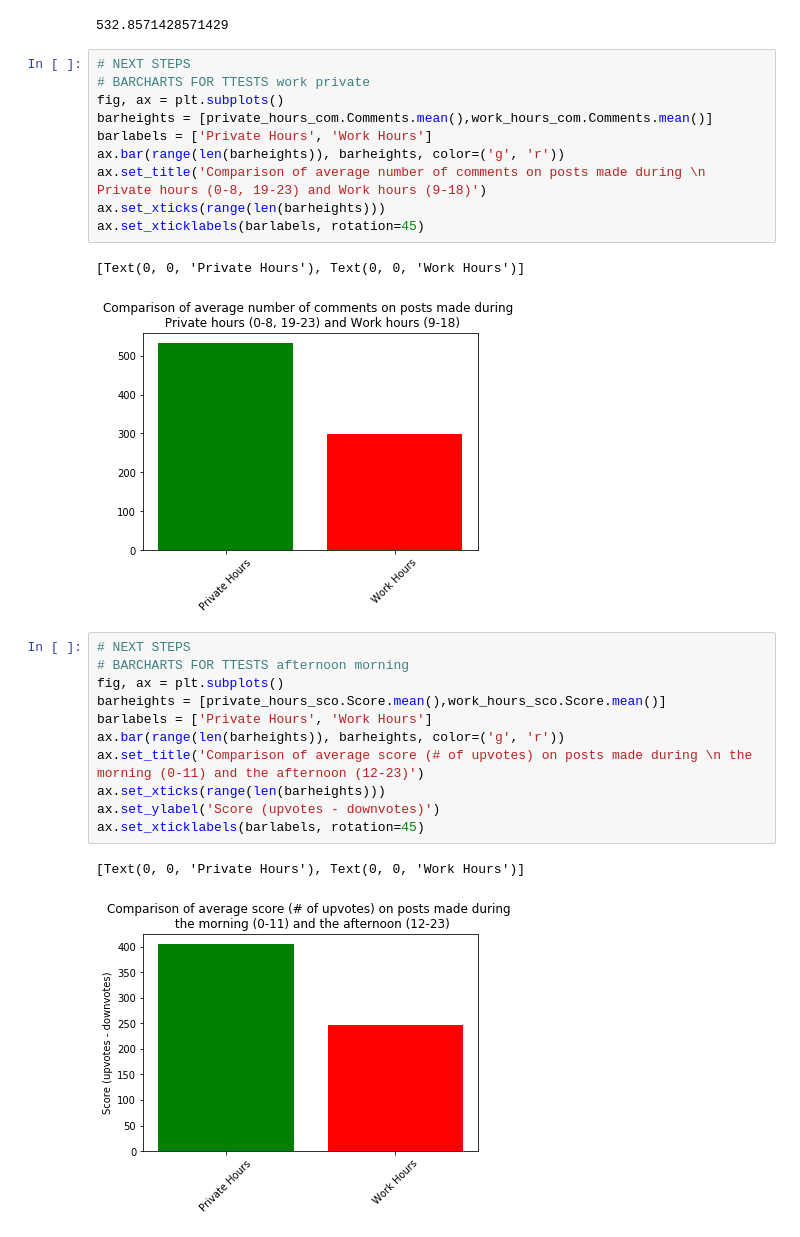
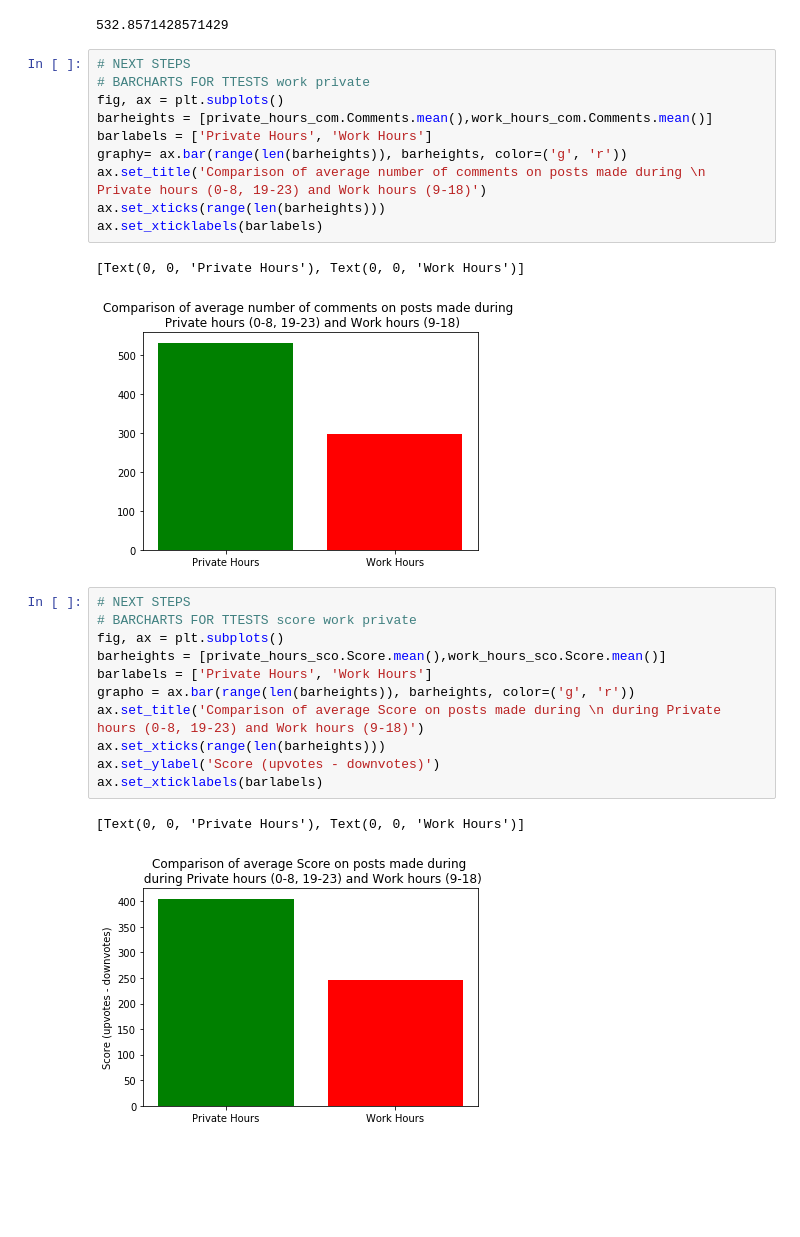
Before and after one commit to Jameshskelton/Simple-Reddit-Scraper, a Jupyter notebook: Scripts/EDA-and-Analysis.ipynb, the cells around one changed output. Drawn from its saved outputs; the diff is of its cells as text; blank space fills up the shorter version.

Commit message:
fixed rotation on labels

```diff
--- a/Scripts/EDA-and-Analysis.ipynb
+++ b/Scripts/EDA-and-Analysis.ipynb
@@ -363,27 +363,27 @@ private_hours_com.Comments.mean()
 # %%
 # NEXT STEPS
 # BARCHARTS FOR TTESTS work private
 fig, ax = plt.subplots()
 barheights = [private_hours_com.Comments.mean(),work_hours_com.Comments.mean()]
 barlabels = ['Private Hours', 'Work Hours']
-ax.bar(range(len(barheights)), barheights, color=('g', 'r'))
+graphy= ax.bar(range(len(barheights)), barheights, color=('g', 'r'))
 ax.set_title('Comparison of average number of comments on posts made during \n Private hours (0-8, 19-23) and Work hours (9-18)')
 ax.set_xticks(range(len(barheights)))
-ax.set_xticklabels(barlabels, rotation=45)
+ax.set_xticklabels(barlabels)
 # %% [output]
 [Text(0, 0, 'Private Hours'), Text(0, 0, 'Work Hours')]
-[figure, old version]
+[figure, new version]
 # %%
 # NEXT STEPS
-# BARCHARTS FOR TTESTS afternoon morning
+# BARCHARTS FOR TTESTS score work private
 fig, ax = plt.subplots()
 barheights = [private_hours_sco.Score.mean(),work_hours_sco.Score.mean()]
 barlabels = ['Private Hours', 'Work Hours']
-ax.bar(range(len(barheights)), barheights, color=('g', 'r'))
-ax.set_title('Comparison of average score (# of upvotes) on posts made during \n the morning (0-11) and the afternoon (12-23)')
+grapho = ax.bar(range(len(barheights)), barheights, color=('g', 'r'))
+ax.set_title('Comparison of average Score on posts made during \n during Private hours (0-8, 19-23) and Work hours (9-18)')
 ax.set_xticks(range(len(barheights)))
 ax.set_ylabel('Score (upvotes - downvotes)')
-ax.set_xticklabels(barlabels, rotation=45)
+ax.set_xticklabels(barlabels)
 # %% [output]
 [Text(0, 0, 'Private Hours'), Text(0, 0, 'Work Hours')]
-[figure, old version]
+[figure, new version]
```
Also changed, not shown: parts of 2 cells of this notebook, 6 other files.
